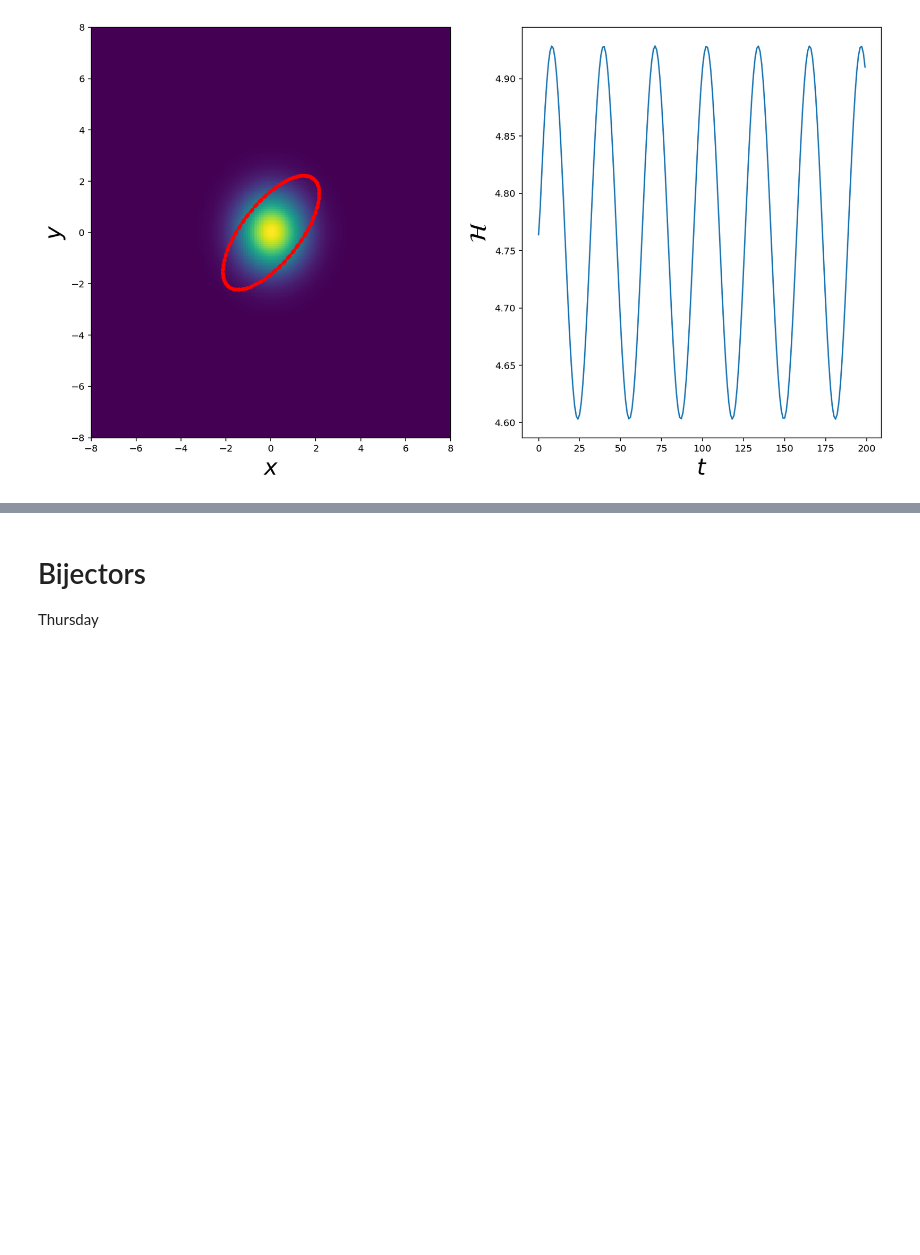
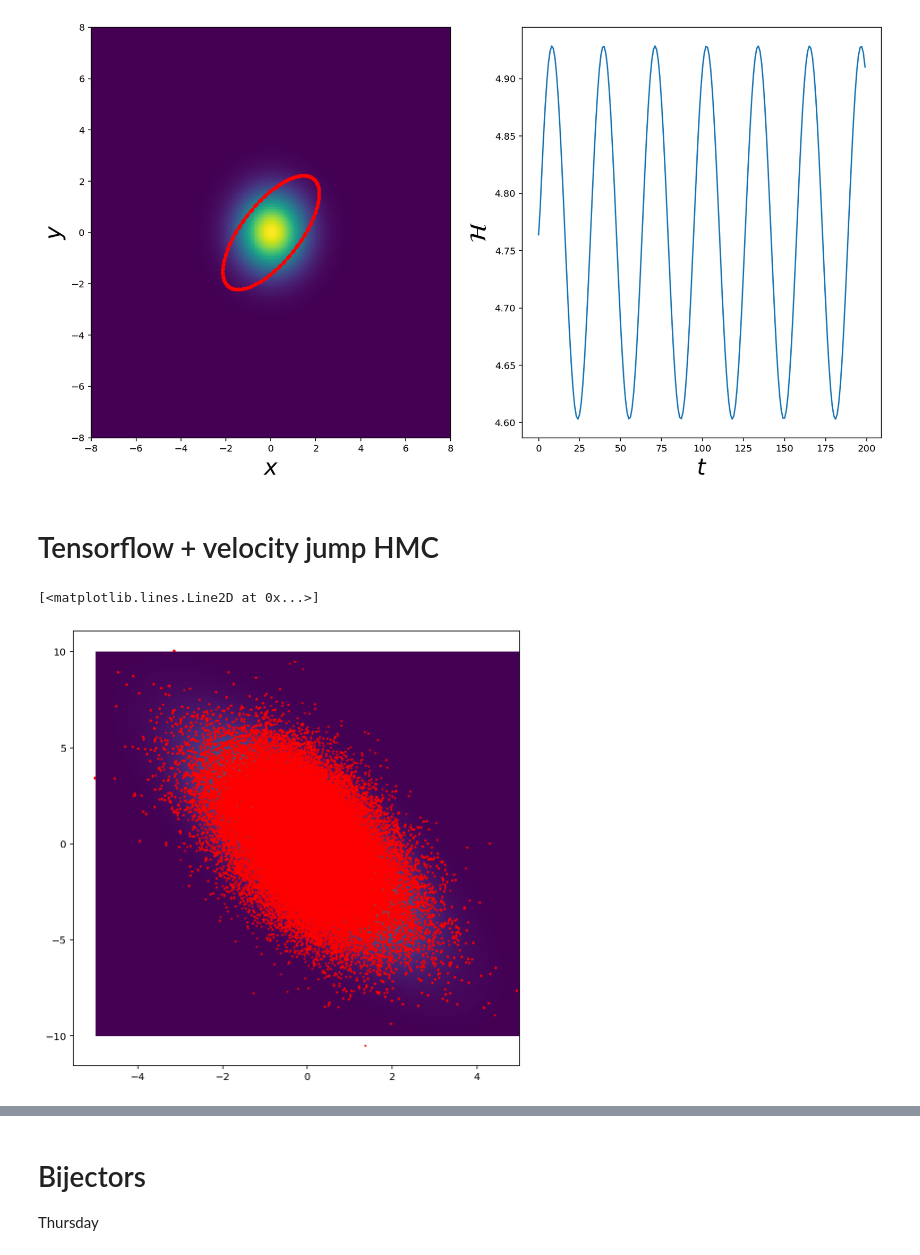
Before and after one commit to newby-jay/MATH509-Fall2022-JupyterNotebooks, a Jupyter notebook: Week 12.ipynb, the cells around one changed output, grey strips where cells are left out. Drawn from its saved outputs; the diff is of its cells as text; code cells hidden in the pictures; blank space fills up the shorter version.

```diff
--- a/Week 12.ipynb
+++ b/Week 12.ipynb
@@ -529,3 +531,5 @@ ylabel(r'$\mathcal{H}$', fontsize=24);
 # %% [output]
 total time: 20.0
 [figure]
+# %% [markdown]
+# Tensorflow + velocity jump HMC
@@ -531,0 +606,12 @@ total time: 20.0
+# %%
+Xchain = array(Xchain)
+x = linspace(-5, 5, 200)
+y = linspace(-10, 10, 200)
+X, Y = meshgrid(x, y)
+Z = L(stack([X, Y], 2))
+figure(1, [8, 8])
+pcolor(X, Y, exp(Z))
+plot(Xchain[..., 0].flatten(), Xchain[..., 1].flatten(), 'r.', ms=2)
+# %% [output]
+[<matplotlib.lines.Line2D at 0x...>]
+[figure, added]
```
Also changed, not shown: parts of 8 cells of this notebook, 1 other file.
